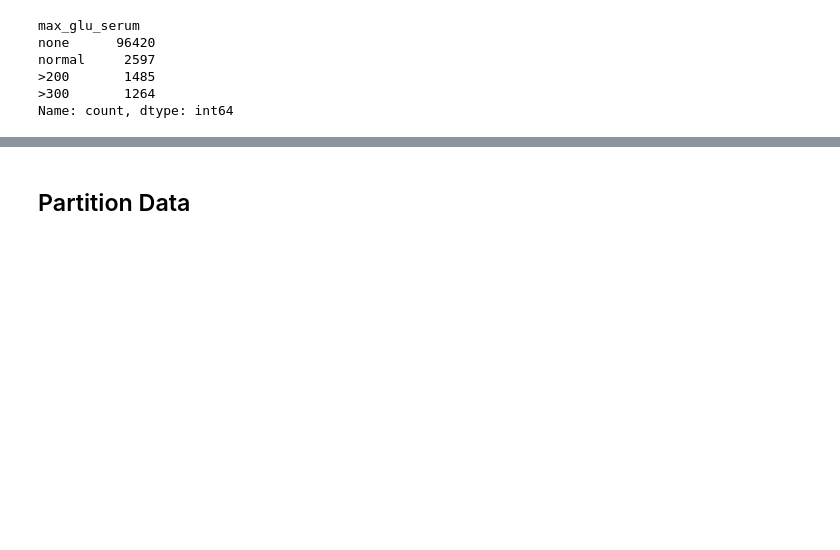
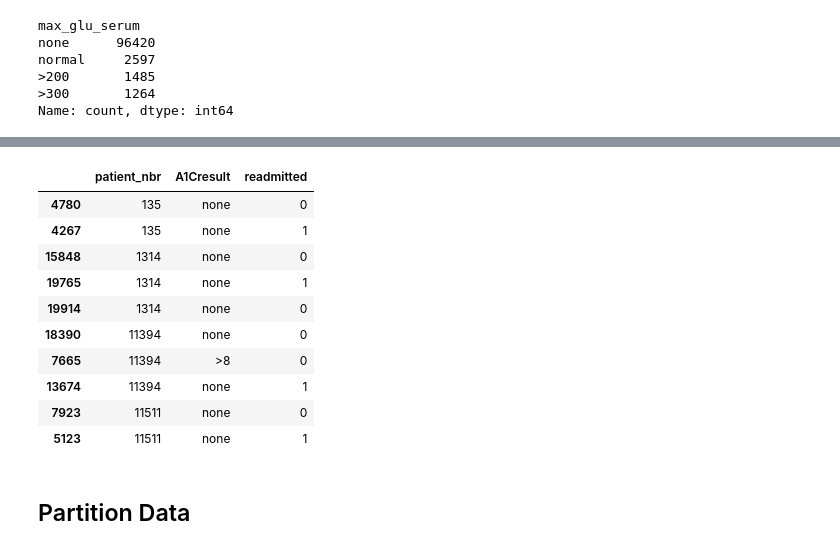
Before and after one commit to stevenworthington/cs109a_final_project, a Jupyter notebook: code/cs109a_MS3_EDA.ipynb, the cells around one changed output, grey strips where cells are left out. Saved outputs shown, nothing was run; the diff lists cells and outputs as text; code cells hidden in the pictures; blank space fills up the shorter version.

```diff
--- a/code/cs109a_MS3_EDA.ipynb
+++ b/code/cs109a_MS3_EDA.ipynb
@@ -172,0 +205,7 @@ Name: count, dtype: int64
+# %%
+# Print all patient_ids with variation in 'readmitted' values
+print(variation[variation])
+
+# view the actual variations
+patients_with_variation = variation[variation].index
+#print(multiple_occurrences[multiple_occurrences['patient_nbr'].isin(patients_with_variation)])
@@ -173,3 +243,19 @@ Name: count, dtype: int64
+# %%
+# filter the original DataFrame to include only these patient IDs
+df_with_variation = df[df['patient_nbr'].isin(patients_with_variation)]
+df_with_variation[['patient_nbr', 'A1Cresult', 'readmitted']].sort_values('patient_nbr').head(10)
+# %% [output]
+|  | patient_nbr | A1Cresult | readmitted |
+| 4780 | 135 | none | 0 |
+| 4267 | 135 | none | 1 |
+| 15848 | 1314 | none | 0 |
+| 19765 | 1314 | none | 1 |
+| 19914 | 1314 | none | 0 |
+| 18390 | 11394 | none | 0 |
+| 7665 | 11394 | >8 | 0 |
+| 13674 | 11394 | none | 1 |
+| 7923 | 11511 | none | 0 |
+| 5123 | 11511 | none | 1 |
 # %% [markdown]
 ## Partition Data
 # %%
```
Also changed, not shown: parts of 6 cells of this notebook.
